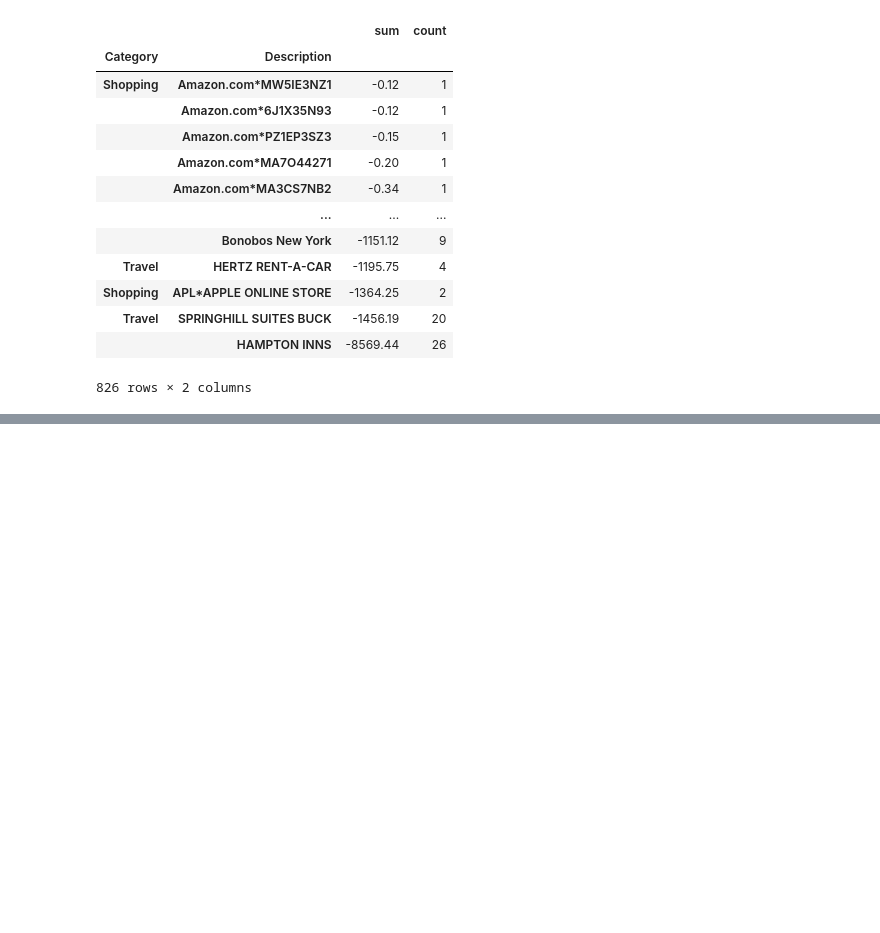
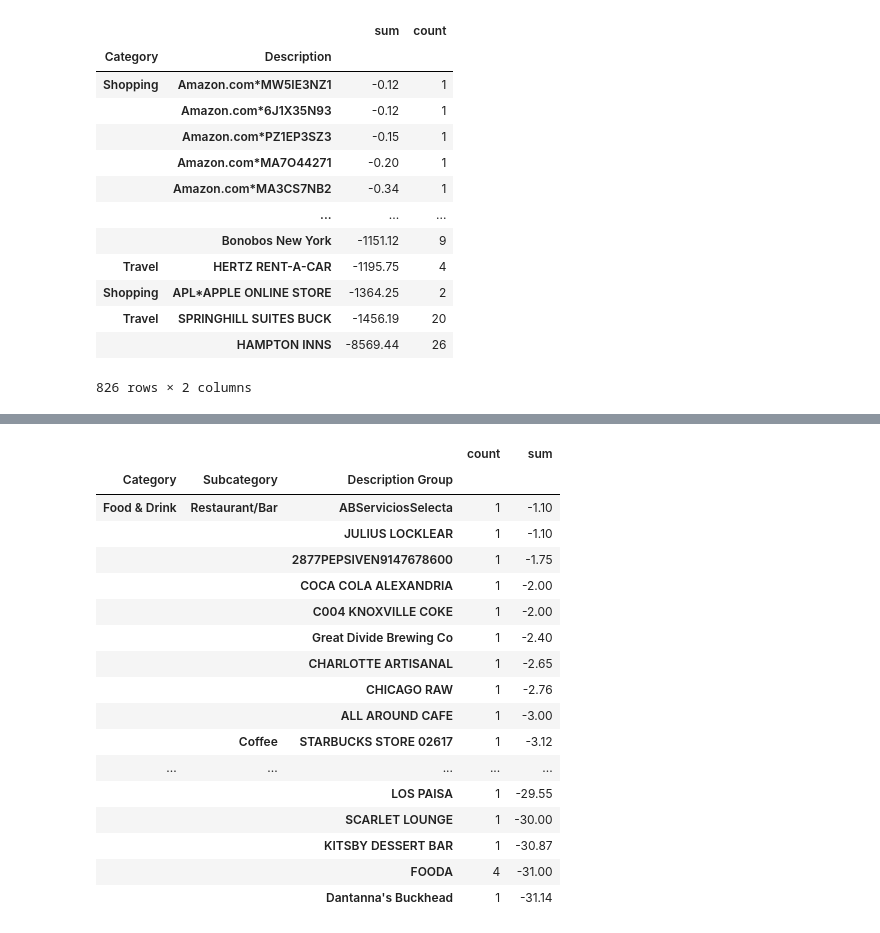
Before and after one commit to chicoder1/projects, a Jupyter notebook: spend_analysis.ipynb, the cells around one changed output, grey strips where cells are left out. Drawn from its saved outputs; the diff is of its cells as text; code cells hidden in the pictures; blank space fills up the shorter version.

```diff
--- a/spend_analysis.ipynb
+++ b/spend_analysis.ipynb
@@ -144,17 +144,0 @@ card_df[card_df['Description'].str.contains('UBER|LYFT')].sort_values(by='Amount
-# %%
-def description_group(desc):
-    updated_desc = desc
-    if '*' in desc:
-        i = desc.find('*')
-        if 'Amazon.com' in desc or 'LYFT' in desc or 'AMZN' in desc:
-            updated_desc = desc[0:i]
-        else:
-            updated_desc = desc[i + 1:]
-    return updated_desc
-
-#description_group('Amazon.com*MW5IE3NZ1')
-#description_group('PP*FOODA INC')
-
-card_df['Description Group'] = card_df['Description'].apply(description_group)
-
-card_df.groupby('Description Group')['Amount'].agg(['count','sum']).sort_values(by='count', ascending=False).head(40)
@@ -179,0 +145,78 @@ card_df.groupby('Description Group')['Amount'].agg(['count','sum']).sort_values(
+# %%
+def description_group(desc):
+    updated_desc = desc
+    if 'UBER' in updated_desc and 'EATS' not in updated_desc:
+        updated_desc = 'UBER'
+    if 'TAXI' in updated_desc or 'ROMULUS OLARIU' in updated_desc or 'AJASA TRANSPORT' in updated_desc:
+        updated_desc = 'TAXI'
+    if '*' in updated_desc:
+        i = updated_desc.find('*')
+        if 'Amazon.com' in updated_desc or 'LYFT' in updated_desc or 'AMZN' in updated_desc:
+            updated_desc = updated_desc[0:i]
+        else:
+            updated_desc = updated_desc[i + 1:]
+    if 'UNITED' in updated_desc or 'AMERICAN AIR' in updated_desc or 'SOUTHWES' in updated_desc or 'DELTA AIR' in updated_desc:
+        ls = updated_desc.split(" ")
+        updated_desc = ls[0]
+    return updated_desc
+
+
+def subcategory(row):
+    category = row[3]
+    desc = row[2]
+    subcategory = 'Other'
+    if category == 'Travel':
+        if ('UBER' in desc and 'EATS' not in desc) or 'TAXI' in desc or 'LYFT' in desc:
+            subcategory = 'Rideshare/Taxi'
+        if 'UNITED' in desc or 'AMERICAN' in desc or 'SOUTHWES' in desc or 'DELTA AIR' in desc:
+            subcategory = 'Flight'
+        if 'HAMPTON' in desc or 'SPRINGHILL' in desc or 'PARK CENTRAL SAN FRANCIS' in desc or 'HOTEL' in desc:
+            subcategory = 'Hotel'
+        if 'METRO' in desc or 'Marta' in desc:
+            subcategory = 'Public Transport'
+    if category == 'Food & Drink':
+        subcategory = 'Restaurant/Bar'
+        if 'STARBUCK' in desc or 'COFFEE' in desc or 'PEETS' in desc:
+            subcategory = 'Coffee'
+        if 'CHIPOT' in desc or 'QDOBA' in desc or 'CHICKFILA' in desc or 'WEST BEND' in desc or 'JIMMY JOHNS' in desc or desc == 'EATS' or 'ARAMARK SERVICES' in desc:
+            subcategory = 'Fast Food'
+    return subcategory
+
+
+#description_group('Amazon.com*MW5IE3NZ1')
+#description_group('PP*FOODA INC')
+
+card_df['Description Group'] = card_df['Description'].apply(description_group)
+#card_df['Subcategory'] = card_df['Description Group'].apply(subcategory)
+card_df['Subcategory'] = card_df.apply(subcategory, axis=1)
+
+travel_df = card_df[card_df['Category'] == 'Travel']
+
+travel_df.groupby(['Category', 'Subcategory', 'Description Group'])['Amount'].agg(['count','sum']).sort_values(by='sum', ascending=True).head(40)
+
+food_df = card_df[card_df['Category'] == 'Food & Drink']
+food_df.groupby(['Category', 'Subcategory', 'Description Group'])['Amount'].agg(['count','sum']).sort_values(by='sum', ascending=False).head(200)
+#card_df.head()
+
+#food_df[food_df['Description Group'] == 'EATS'].head(15)
+
+#travel_df[travel_df['Description Group'] == 'ROMULUS OLARIU'].head(16)
+# %% [output]
+|  |  |  | count | sum |
+| Category | Subcategory | Description Group |  |  |
+| Food & Drink | Restaurant/Bar | ABServiciosSelecta | 1 | -1.10 |
+|  |  | JULIUS LOCKLEAR | 1 | -1.10 |
+|  |  | 2877PEPSIVEN9147678600 | 1 | -1.75 |
+|  |  | COCA COLA ALEXANDRIA | 1 | -2.00 |
+|  |  | C004 KNOXVILLE COKE | 1 | -2.00 |
+|  |  | Great Divide Brewing Co | 1 | -2.40 |
+|  |  | CHARLOTTE ARTISANAL | 1 | -2.65 |
+|  |  | CHICAGO RAW | 1 | -2.76 |
+|  |  | ALL AROUND CAFE | 1 | -3.00 |
+|  | Coffee | STARBUCKS STORE 02617 | 1 | -3.12 |
+| ... | ... | ... | ... | ... |
+|  |  | LOS PAISA | 1 | -29.55 |
+|  |  | SCARLET LOUNGE | 1 | -30.00 |
+|  |  | KITSBY DESSERT BAR | 1 | -30.87 |
+|  |  | FOODA | 4 | -31.00 |
+|  |  | Dantanna's Buckhead | 1 | -31.14 |
```
Also changed, not shown: parts of 4 cells of this notebook, 1 other file.
